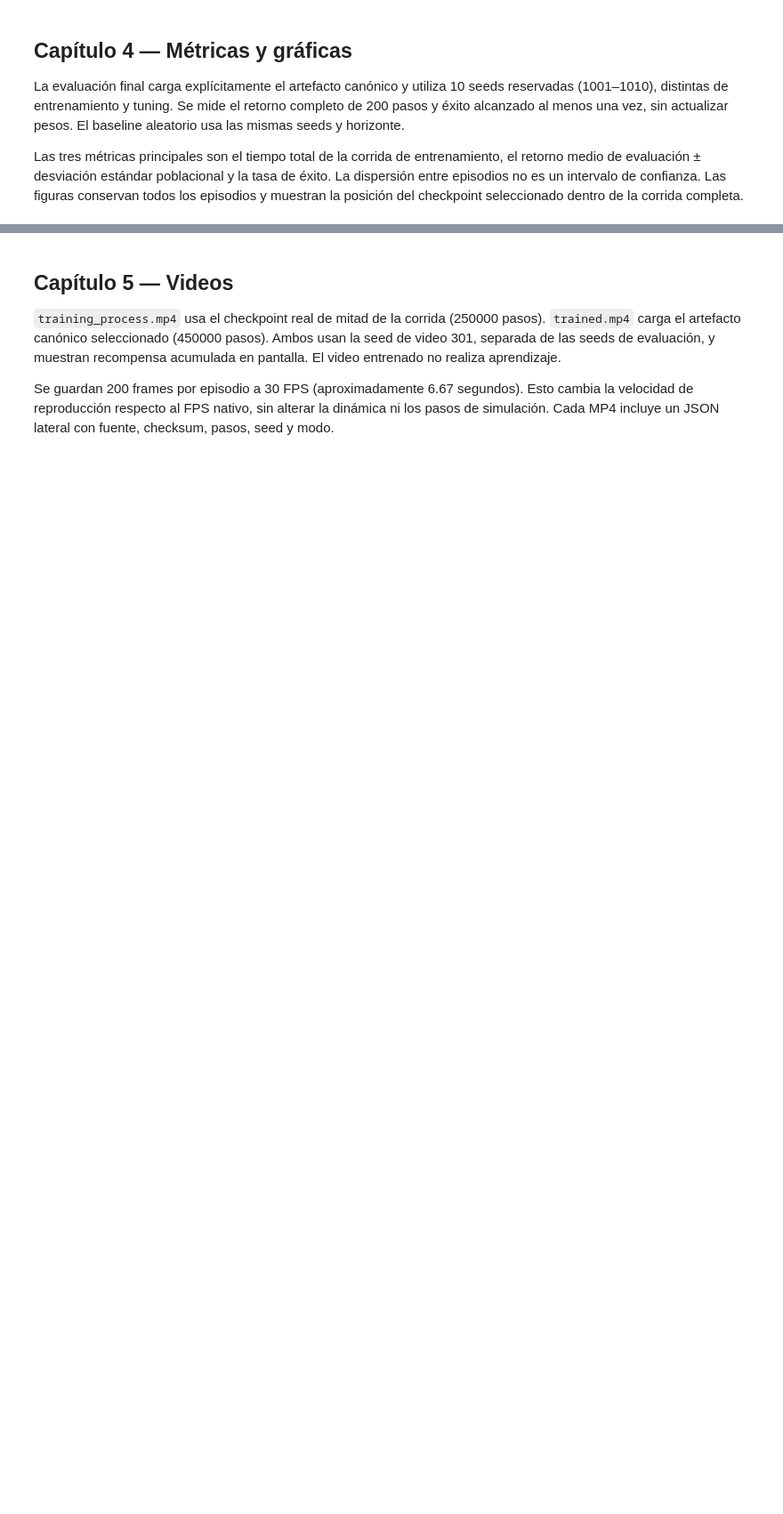
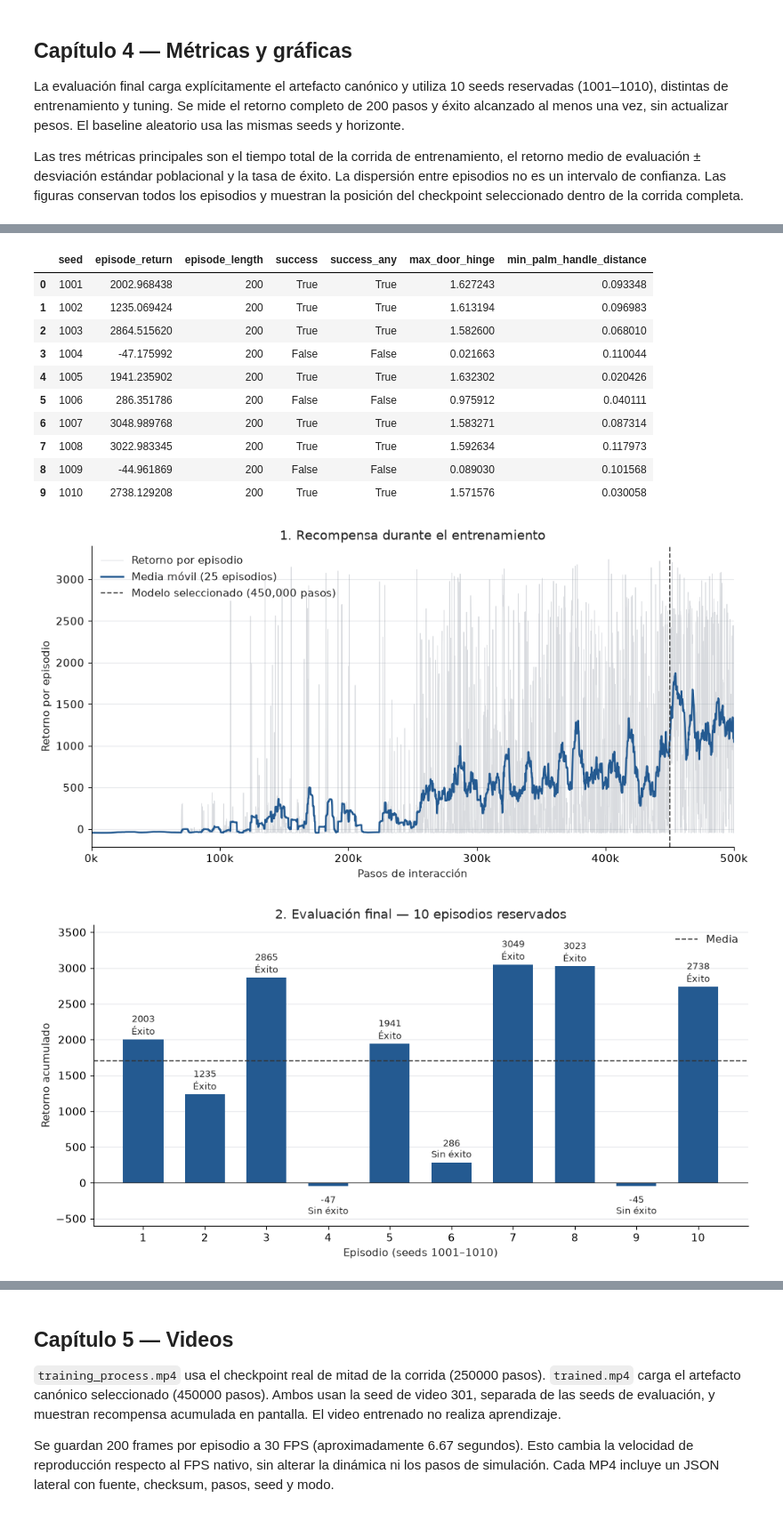
Before and after one commit to j-mauro-r/reinforcement_learning_reto_2, a Jupyter notebook: 1-AdroitHandDoor/AdroitHandDoor.ipynb, the cells around one changed output, grey strips where cells are left out. Shown at 89% size. Drawn from its saved outputs; the diff is of its cells as text; code cells hidden in the pictures; blank space fills up the shorter version.

```diff
--- a/1-AdroitHandDoor/AdroitHandDoor.ipynb
+++ b/1-AdroitHandDoor/AdroitHandDoor.ipynb
@@ -19,10 +14,9 @@ from pathlib import Path
 
 IN_COLAB = "google.colab" in sys.modules
 DEPENDENCIES = {
-    "gymnasium-robotics": "1.4.2",
-    "gymnasium": "1.3.0",
-    "mujoco": "3.2.7",
-    "stable-baselines3": "2.9.0",
+    "gymnasium-robotics": "1.3.0", "gymnasium": "1.0.0",
+    "mujoco": "3.1.6", "stable-baselines3": "2.4.1",
+    "torch": "2.5.1", "numpy": "1.26.4",
 }
 if IN_COLAB:
     os.environ["MUJOCO_GL"] = "egl"
@@ -878,6 +779,4 @@ if CONFIG["profile"] == "full":
     print(json.dumps(metrics, indent=2))
 else:
     print("Smoke profile: final held-out evaluation and delivery figures are not generated.")
-
-if CONFIG["profile"] == "full":
-    sync_colab_deliverables("results")
+# %% [output]
@@ -883,0 +787,13 @@ if CONFIG["profile"] == "full":
+|  | seed | episode_return | episode_length | success | success_any | max_door_hinge | min_palm_handle_distance |
+| 0 | 1001 | 2002.968438 | 200 | True | True | 1.627243 | 0.093348 |
+| 1 | 1002 | 1235.069424 | 200 | True | True | 1.613194 | 0.096983 |
+| 2 | 1003 | 2864.515620 | 200 | True | True | 1.582600 | 0.068010 |
+| 3 | 1004 | -47.175992 | 200 | False | False | 0.021663 | 0.110044 |
+| 4 | 1005 | 1941.235902 | 200 | True | True | 1.632302 | 0.020426 |
+| 5 | 1006 | 286.351786 | 200 | False | False | 0.975912 | 0.040111 |
+| 6 | 1007 | 3048.989768 | 200 | True | True | 1.583271 | 0.087314 |
+| 7 | 1008 | 3022.983345 | 200 | True | True | 1.592634 | 0.117973 |
+| 8 | 1009 | -44.961869 | 200 | False | False | 0.089030 | 0.101568 |
+| 9 | 1010 | 2738.129208 | 200 | True | True | 1.571576 | 0.030058 |
+[figure, added]
+[figure, added]
```
Also changed, not shown: parts of 10 cells of this notebook, 19 other files.
